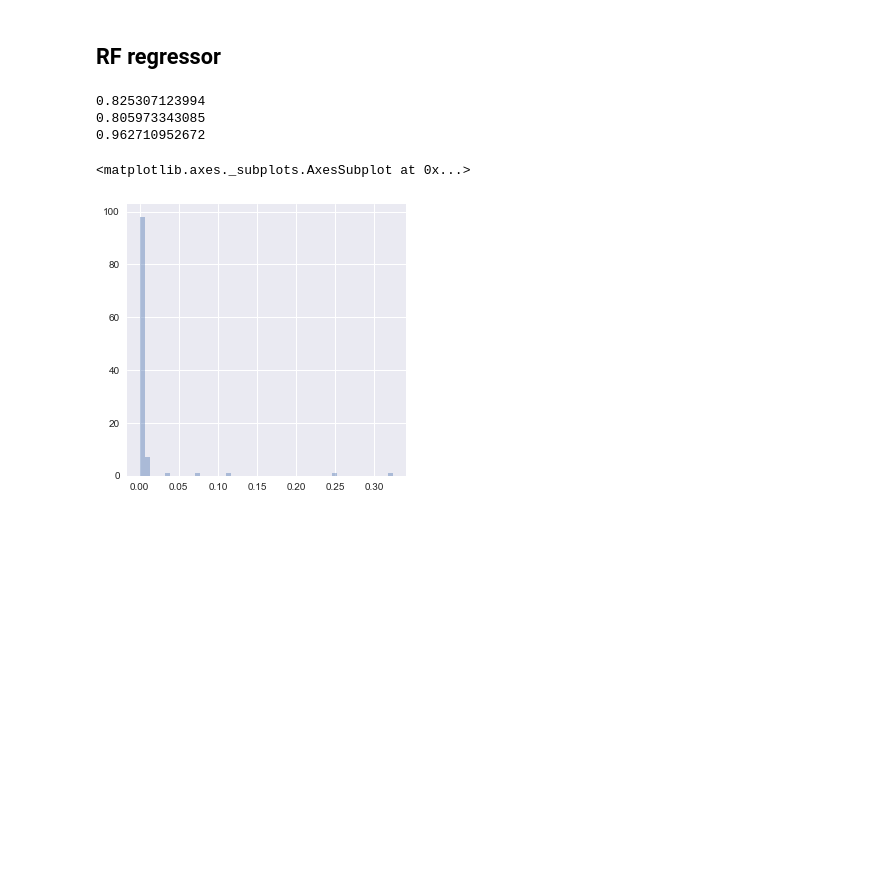
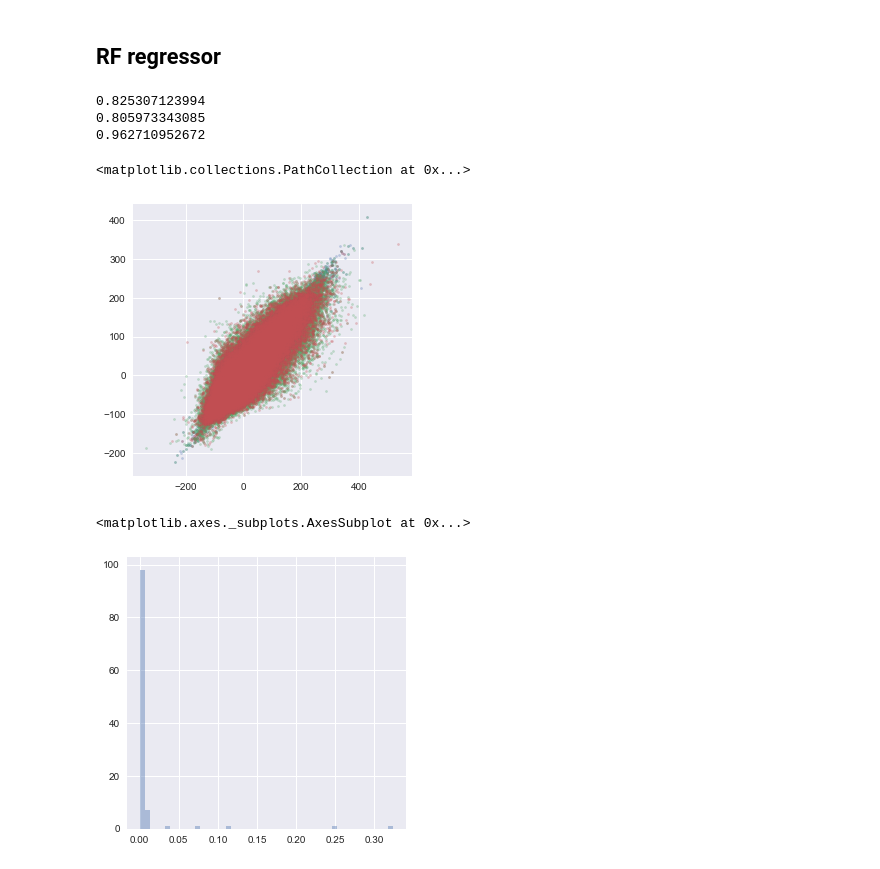
Before and after one commit to yjiao/codeforces_predict, a Jupyter notebook: ensemble_regression.ipynb, the cells around one changed output. Saved outputs shown, nothing was run; the diff lists cells and outputs as text; code cells hidden in the pictures; blank space fills up the shorter version.

```diff
--- a/ensemble_regression.ipynb
+++ b/ensemble_regression.ipynb
@@ -107,6 +108,13 @@ print model.score(df_test, y_test)
 0.825307123994
 0.805973343085
 0.962710952672
+# %%
+plt.scatter(y_val, rf.predict(df_val), s=5, alpha=.3)
+plt.scatter(y_train, rf.predict(df_train), s=5, alpha=.3)
+plt.scatter(y_test, rf.predict(df_test), s=5, alpha=.3)
+# %% [output]
+<matplotlib.collections.PathCollection at 0x...>
+[figure, added]
 # %%
 sns.distplot(model.feature_importances_, kde=False)
 # %% [output]
```
Also changed, not shown: parts of 9 cells of this notebook, 2 other files.
